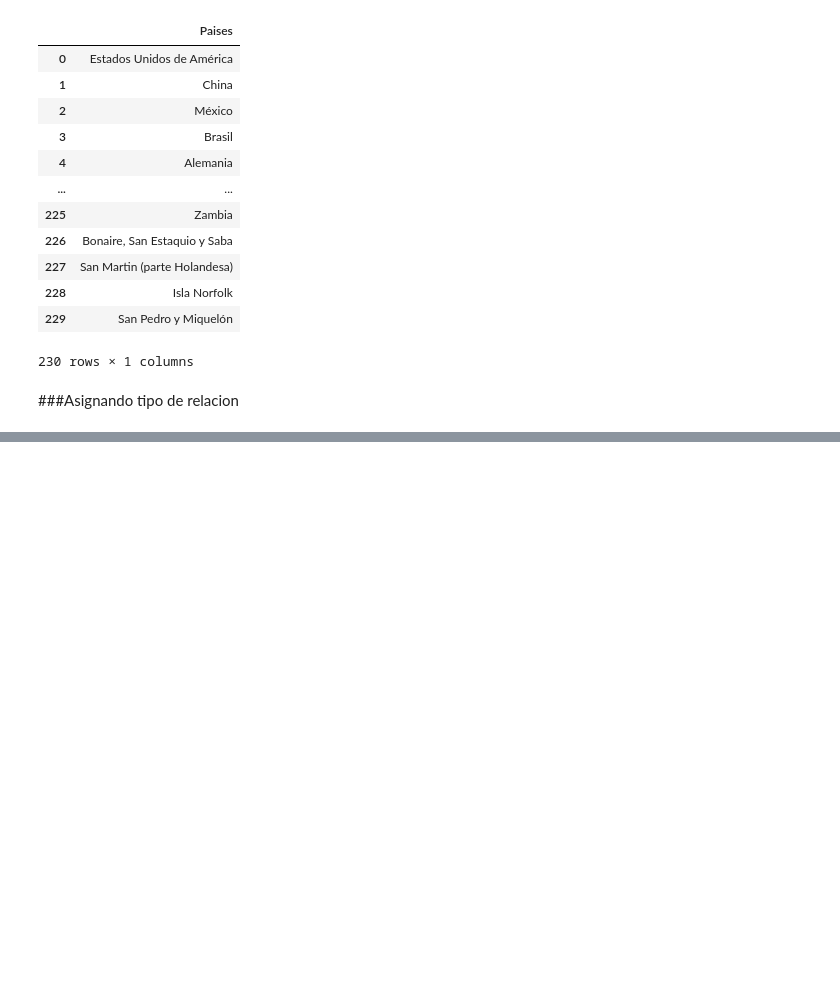
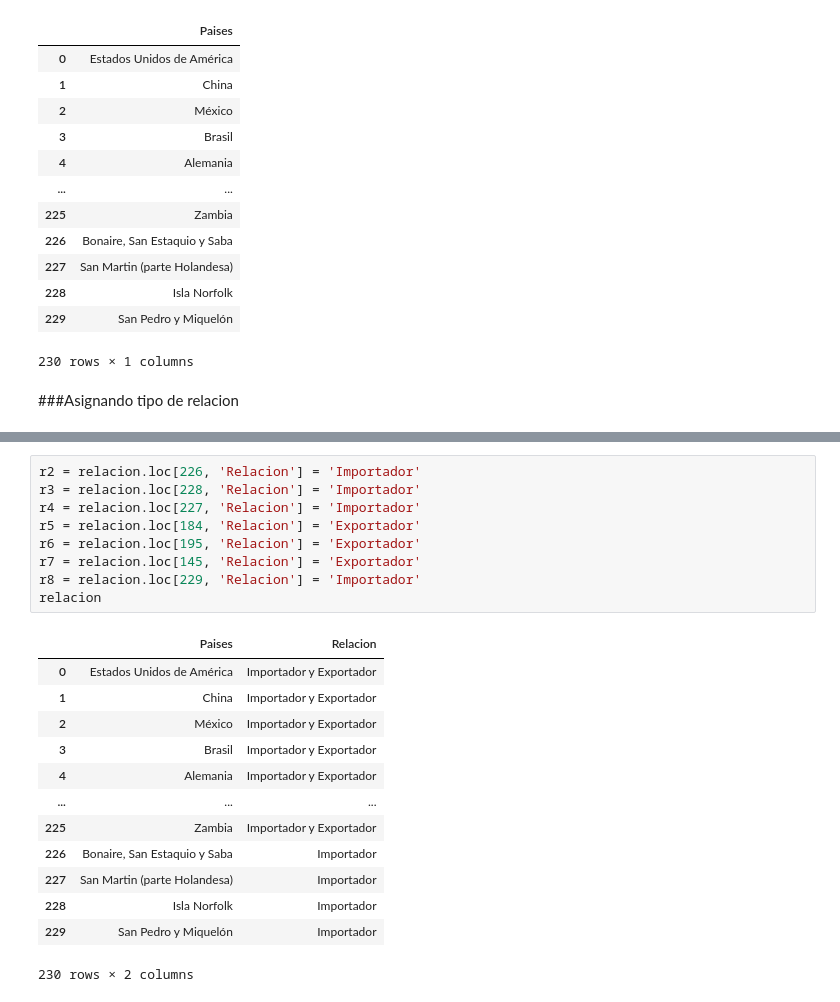
Before and after one commit to LuchoValr/Semillero, a Jupyter notebook: Proyecto_semillero.ipynb, the cells around one changed output, grey strips where cells are left out. Drawn from its saved outputs; the diff is of its cells as text; blank space fills up the shorter version.

```diff
--- a/Proyecto_semillero.ipynb
+++ b/Proyecto_semillero.ipynb
@@ -140,0 +158,23 @@ paises8
+# %%
+r2 = relacion.loc[226, 'Relacion'] = 'Importador'
+r3 = relacion.loc[228, 'Relacion'] = 'Importador'
+r4 = relacion.loc[227, 'Relacion'] = 'Importador'
+r5 = relacion.loc[184, 'Relacion'] = 'Exportador'
+r6 = relacion.loc[195, 'Relacion'] = 'Exportador'
+r7 = relacion.loc[145, 'Relacion'] = 'Exportador'
+r8 = relacion.loc[229, 'Relacion'] = 'Importador'
+relacion
+# %% [output]
+|  | Paises | Relacion |
+| 0 | Estados Unidos de América | Importador y Exportador |
+| 1 | China | Importador y Exportador |
+| 2 | México | Importador y Exportador |
+| 3 | Brasil | Importador y Exportador |
+| 4 | Alemania | Importador y Exportador |
+| ... | ... | ... |
+| 225 | Zambia | Importador y Exportador |
+| 226 | Bonaire, San Estaquio y Saba | Importador |
+| 227 | San Martin (parte Holandesa) | Importador |
+| 228 | Isla Norfolk | Importador |
+| 229 | San Pedro y Miquelón | Importador |
+230 rows × 2 columns
```
Also changed, not shown: parts of 1 cell of this notebook.
